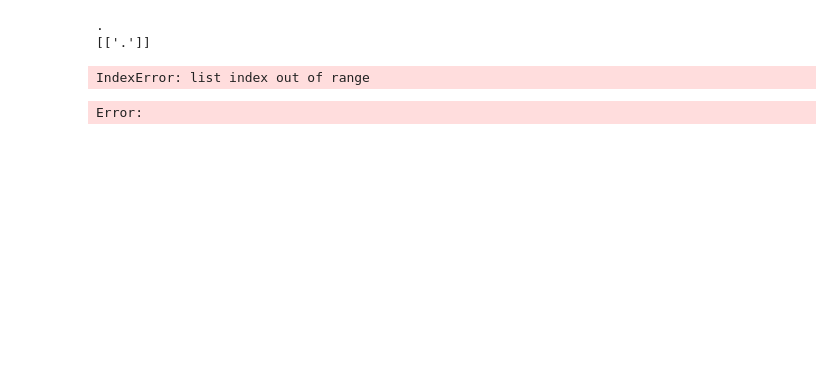
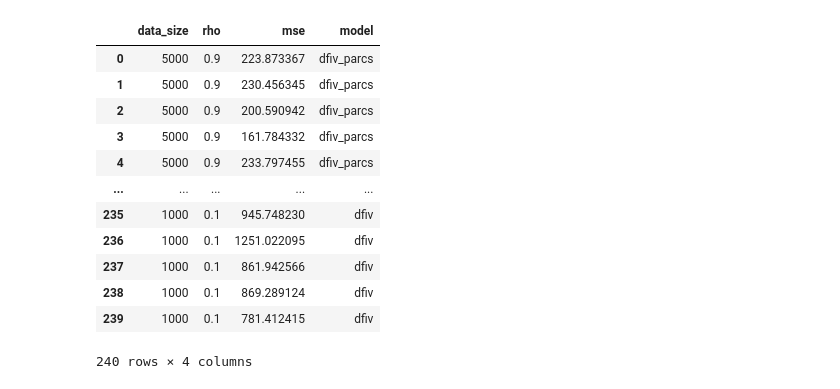
Before and after one commit to Jasmineqy0/DeepFeatureIV, a Jupyter notebook: viz/viz.ipynb, the cells around one changed output. Cells and saved outputs as stored; diff of their text form; code cells hidden in the pictures; blank space fills up the shorter version.

Commit message:
revised log dir, data dir, parcs configs

```diff
--- a/viz/viz.ipynb
+++ b/viz/viz.ipynb
@@ -11,14 +11,38 @@ dump = {'dfiv': '04-09-18-41-59',
+# %%
+DUMP_DIR = '../dumps'
+dump = {'dfiv': 'dfiv',
+        'dfiv_parcs': 'dfiv_parcs',}
 # %%
+alldict = defaultdict(list)
 for key, dir in dump.items():
+    m = 0
     for subdir in glob(os.path.join(DUMP_DIR, dir, 'data_size*')):
         params = [param.split(':') for param in subdir.split('/')[-1].split('-')]
-        params = {param[0]: param[1] for param in params}
 
-        with open (os.path.join(subdir, 'result.csv'), 'r') as f:
-           reader = csv.reader(f)
-           mse = list(reader)
+        if os.path.exists(os.path.join(subdir, 'result.csv')):
+            with open (os.path.join(subdir, 'result.csv'), 'r') as f:
+                reader = csv.reader(f)
+                mse = [float(row[0]) for row in list(reader)]
+                n = len(mse)
+                m += n
+
+            params = {param[0]: [param[1]] * n for param in params}
+            subdict = {**params, 'mse': mse, 'model': [key] * n}
+            alldict = {key: subdict[key] + alldict[key] for key in subdict.keys()}
-# %% [output]
-.
-[['.']]
-IndexError: list index out of range
-Error:
+# %%
+df = pd.DataFrame(alldict)
+df
+# %% [output]
+|  | data_size | rho | mse | model |
+| 0 | 5000 | 0.9 | 223.873367 | dfiv_parcs |
+| 1 | 5000 | 0.9 | 230.456345 | dfiv_parcs |
+| 2 | 5000 | 0.9 | 200.590942 | dfiv_parcs |
+| 3 | 5000 | 0.9 | 161.784332 | dfiv_parcs |
+| 4 | 5000 | 0.9 | 233.797455 | dfiv_parcs |
+| ... | ... | ... | ... | ... |
+| 235 | 1000 | 0.1 | 945.748230 | dfiv |
+| 236 | 1000 | 0.1 | 1251.022095 | dfiv |
+| 237 | 1000 | 0.1 | 861.942566 | dfiv |
+| 238 | 1000 | 0.1 | 869.289124 | dfiv |
+| 239 | 1000 | 0.1 | 781.412415 | dfiv |
+240 rows × 4 columns
```
Also changed, not shown: parts of 4 cells of this notebook, 10 other files.
